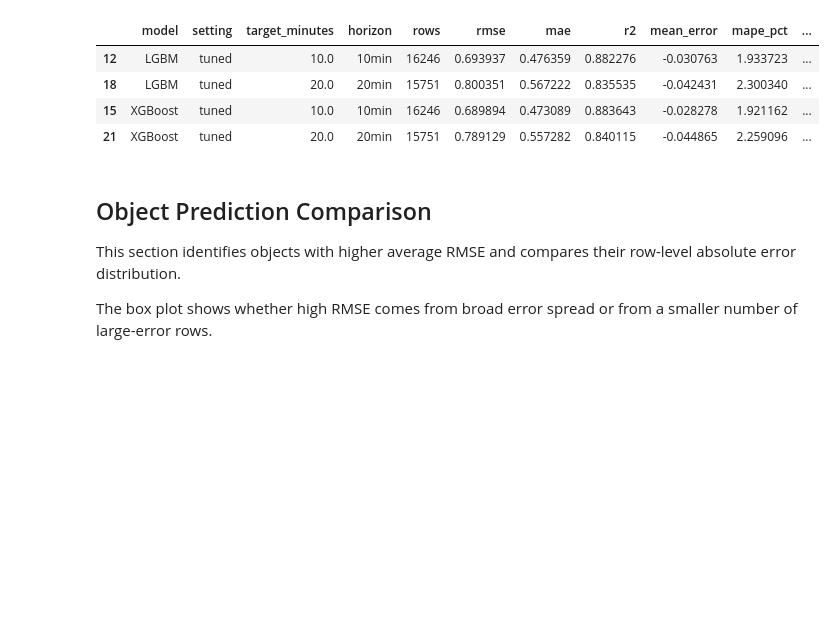
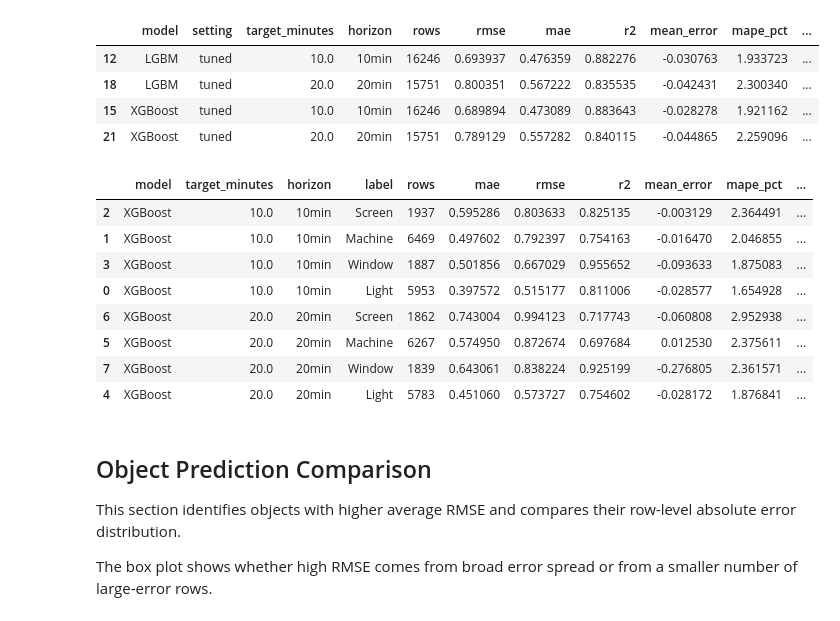
Before and after one commit to Paul-PCK/26_group_cleanroom, a Jupyter notebook: notebooks/v2_06_prediction_model.ipynb, the cells around one changed output. Drawn from its saved outputs; the diff is of its cells as text; code cells hidden in the pictures; blank space fills up the shorter version.

```diff
--- a/notebooks/v2_06_prediction_model.ipynb
+++ b/notebooks/v2_06_prediction_model.ipynb
@@ -1128,6 +1117,30 @@ display(summary_table[[
 | 18 | LGBM | tuned | 20.0 | 20min | 15751 | 0.800351 | 0.567222 | 0.835535 | -0.042431 | 2.300340 | ... |
 | 15 | XGBoost | tuned | 10.0 | 10min | 16246 | 0.689894 | 0.473089 | 0.883643 | -0.028278 | 1.921162 | ... |
 | 21 | XGBoost | tuned | 20.0 | 20min | 15751 | 0.789129 | 0.557282 | 0.840115 | -0.044865 | 2.259096 | ... |
+# %%
+xgb_errors = tuned_test_predictions[tuned_test_predictions['model'] == 'XGBoost'].copy()
+
+label_error = metric_summary(
+    xgb_errors,
+    ['model', 'target_minutes', 'horizon', 'label']
+)
+
+display(
+    label_error.sort_values(
+        ['target_minutes', 'rmse'],
+        ascending=[True, False]
+    )
+)
+# %% [output]
+|  | model | target_minutes | horizon | label | rows | mae | rmse | r2 | mean_error | mape_pct | ... |
+| 2 | XGBoost | 10.0 | 10min | Screen | 1937 | 0.595286 | 0.803633 | 0.825135 | -0.003129 | 2.364491 | ... |
+| 1 | XGBoost | 10.0 | 10min | Machine | 6469 | 0.497602 | 0.792397 | 0.754163 | -0.016470 | 2.046855 | ... |
+| 3 | XGBoost | 10.0 | 10min | Window | 1887 | 0.501856 | 0.667029 | 0.955652 | -0.093633 | 1.875083 | ... |
+| 0 | XGBoost | 10.0 | 10min | Light | 5953 | 0.397572 | 0.515177 | 0.811006 | -0.028577 | 1.654928 | ... |
+| 6 | XGBoost | 20.0 | 20min | Screen | 1862 | 0.743004 | 0.994123 | 0.717743 | -0.060808 | 2.952938 | ... |
+| 5 | XGBoost | 20.0 | 20min | Machine | 6267 | 0.574950 | 0.872674 | 0.697684 | 0.012530 | 2.375611 | ... |
+| 7 | XGBoost | 20.0 | 20min | Window | 1839 | 0.643061 | 0.838224 | 0.925199 | -0.276805 | 2.361571 | ... |
+| 4 | XGBoost | 20.0 | 20min | Light | 5783 | 0.451060 | 0.573727 | 0.754602 | -0.028172 | 1.876841 | ... |
 # %% [markdown]
 ## Object Prediction Comparison
 
```
Also changed, not shown: parts of 3 cells of this notebook, 7 other files.
